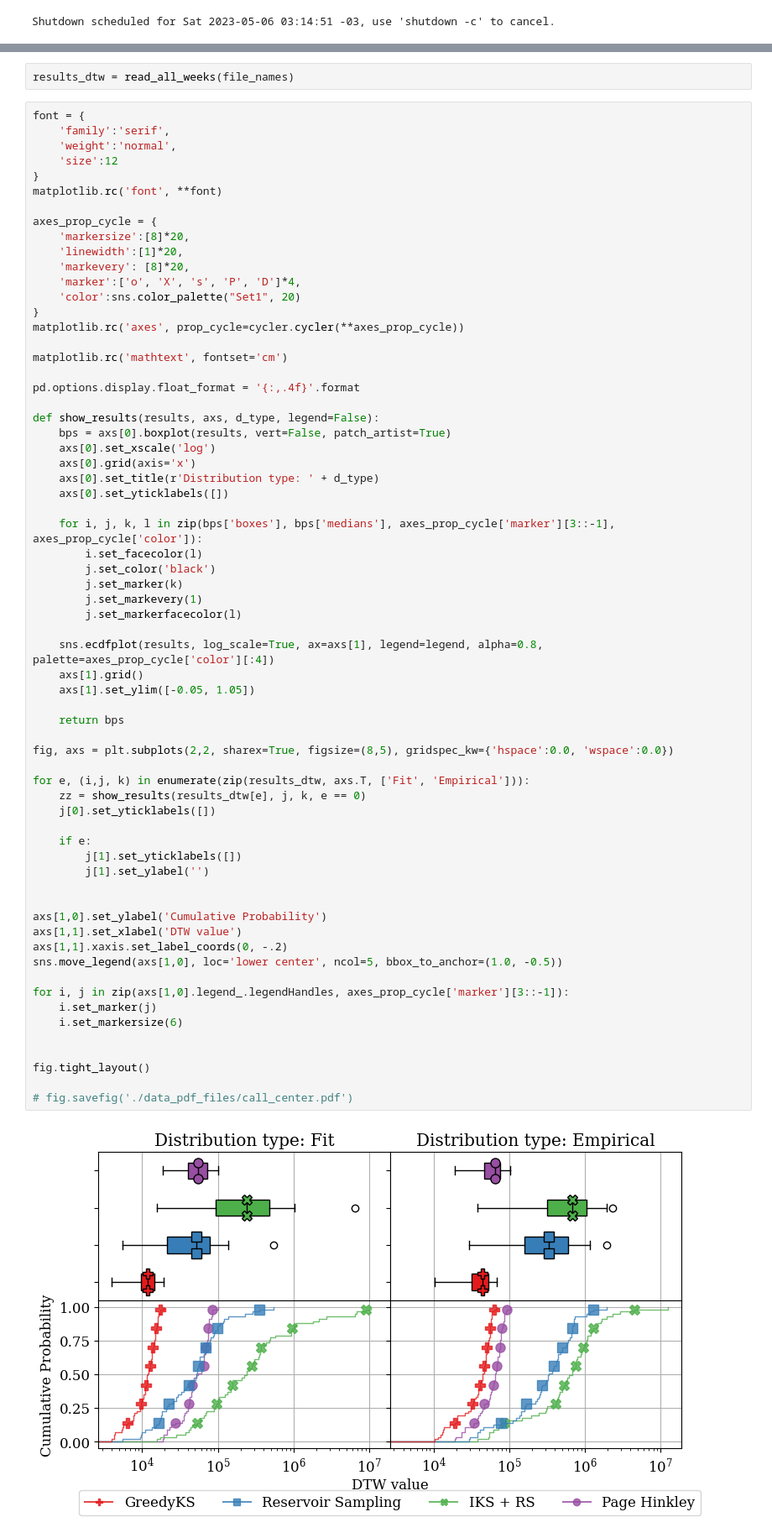
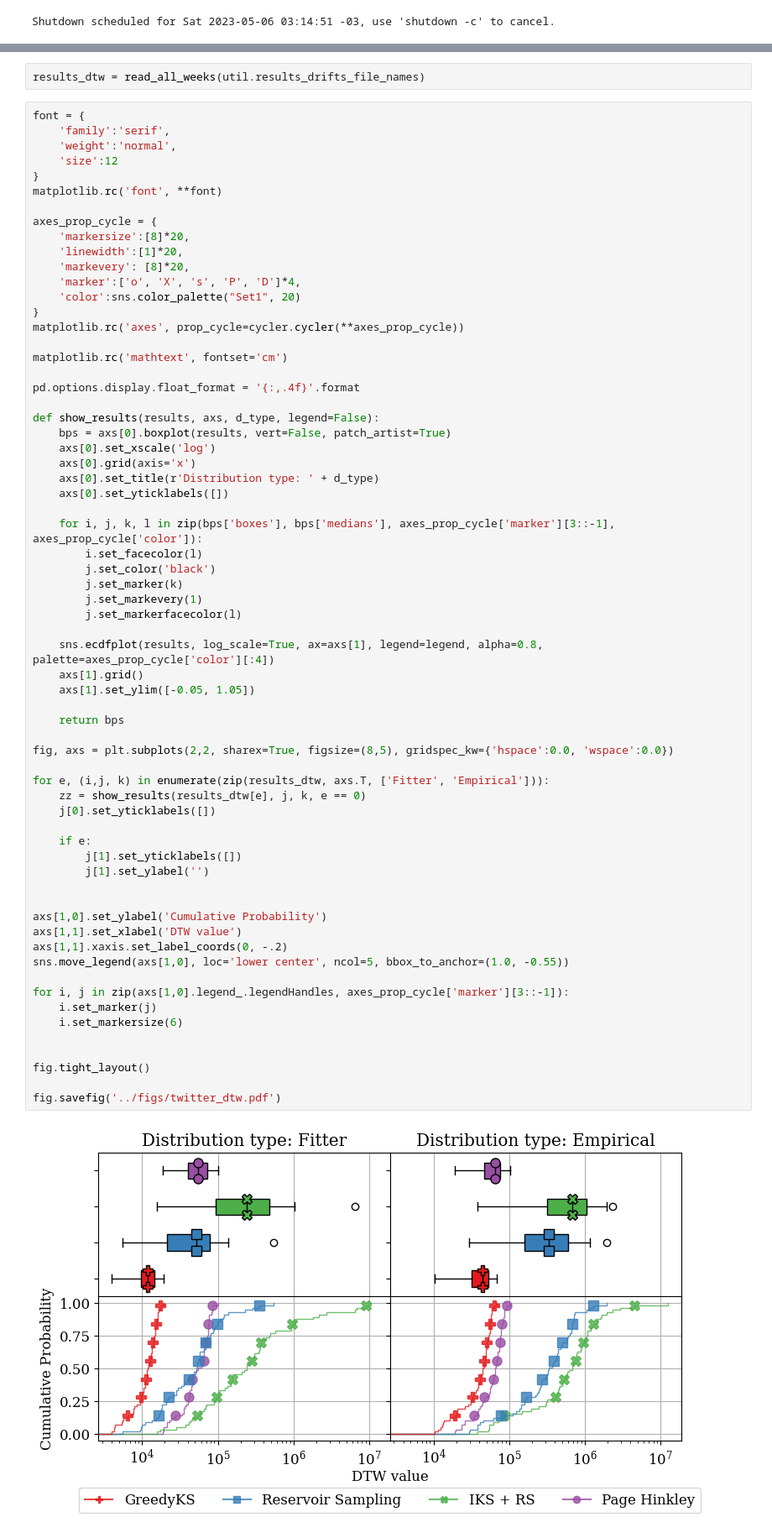
Before and after one commit to thalistdg/TCC, a Jupyter notebook: src/detect_drifts.ipynb, the cells around one changed output, grey strips where cells are left out. Shown at 84% size. Cells and saved outputs as stored; diff of their text form.

Commit message:
update plot and tables

```diff
--- a/src/detect_drifts.ipynb
+++ b/src/detect_drifts.ipynb
@@ -266,7 +229,7 @@ def read_all_weeks(file_names):
 
     return pd.concat(results_all_fit), pd.concat(results_all_empirical)
 # %%
-results_dtw = read_all_weeks(file_names)
+results_dtw = read_all_weeks(util.results_drifts_file_names)
 # %%
 font = {
     'family':'serif',
@@ -303,34 +266,34 @@ def show_results(results, axs, d_type, legend=False):
         j.set_markerfacecolor(l)
 
     sns.ecdfplot(results, log_scale=True, ax=axs[1], legend=legend, alpha=0.8, palette=axes_prop_cycle['color'][:4])
     axs[1].grid()
     axs[1].set_ylim([-0.05, 1.05])
 
     return bps
 
 fig, axs = plt.subplots(2,2, sharex=True, figsize=(8,5), gridspec_kw={'hspace':0.0, 'wspace':0.0})
 
-for e, (i,j, k) in enumerate(zip(results_dtw, axs.T, ['Fit', 'Empirical'])):
+for e, (i,j, k) in enumerate(zip(results_dtw, axs.T, ['Fitter', 'Empirical'])):
     zz = show_results(results_dtw[e], j, k, e == 0)
     j[0].set_yticklabels([])
 
     if e:
         j[1].set_yticklabels([])
         j[1].set_ylabel('')
 
 
 axs[1,0].set_ylabel('Cumulative Probability')
 axs[1,1].set_xlabel('DTW value')
 axs[1,1].xaxis.set_label_coords(0, -.2)
-sns.move_legend(axs[1,0], loc='lower center', ncol=5, bbox_to_anchor=(1.0, -0.5))
+sns.move_legend(axs[1,0], loc='lower center', ncol=5, bbox_to_anchor=(1.0, -0.55))
 
 for i, j in zip(axs[1,0].legend_.legendHandles, axes_prop_cycle['marker'][3::-1]):
     i.set_marker(j)
     i.set_markersize(6)
 
 
 fig.tight_layout()
 
-# fig.savefig('./data_pdf_files/call_center.pdf')
+fig.savefig('../figs/twitter_dtw.pdf')
 # %% [output]
-[figure, old version]
+[figure, new version]
```
Also changed, not shown: parts of 5 cells of this notebook, 4 other files.
